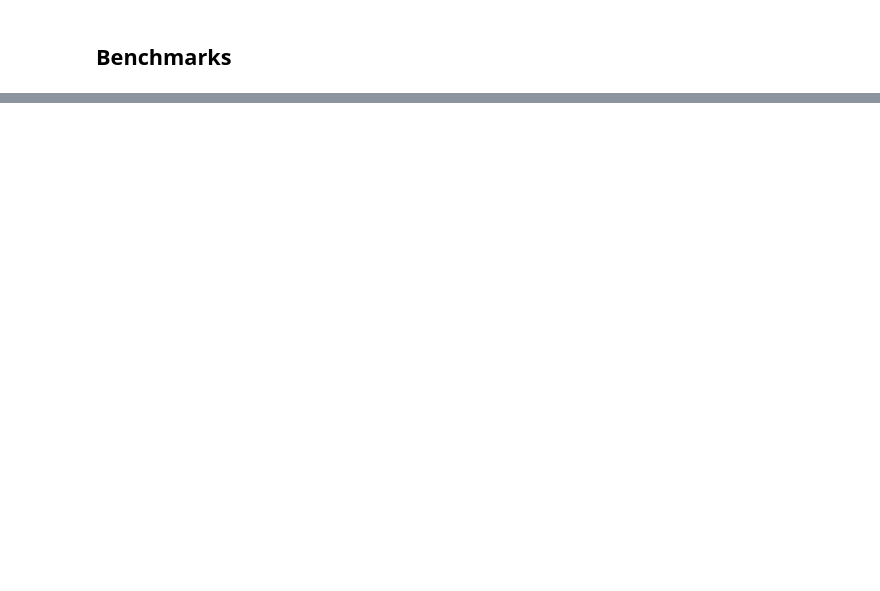
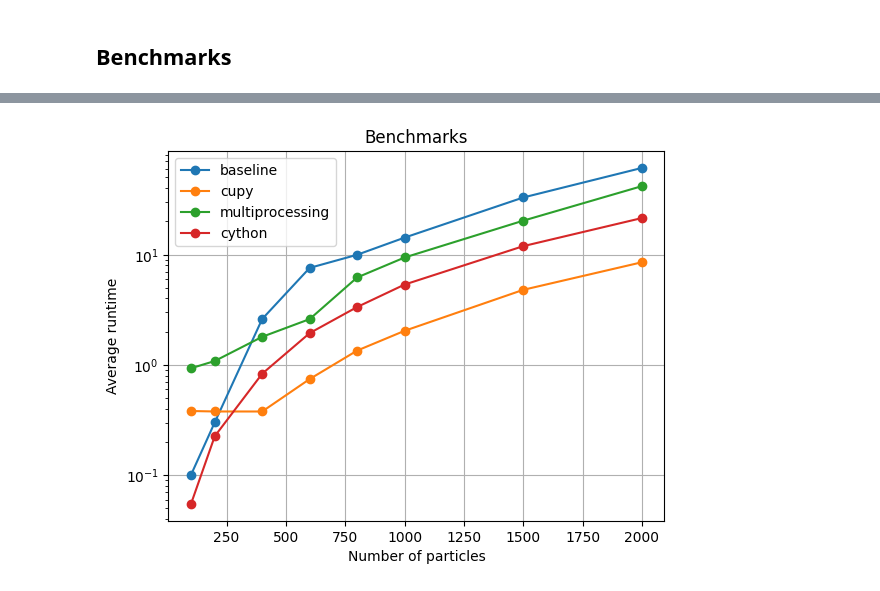
Before and after one commit to fogge1/optimizations-of-sph, a Jupyter notebook: benchmarks.ipynb, the cells around one changed output, grey strips where cells are left out. Cells and saved outputs as stored; diff of their text form; code cells hidden in the pictures; blank space fills up the shorter version.

Commit message:
update benchmarks

```diff
--- a/benchmarks.ipynb
+++ b/benchmarks.ipynb
@@ -58,10 +58,10 @@ def benchmark(funcs, Ns):
     for func in funcs:
         ts_avg = []
         for n in Ns:
-            t = %timeit -o func(n)
+            t = %timeit -o func[0](n)
             ts_avg.append(t.average)
 
-        benchmark_data[func.__module__] = ts_avg
+        benchmark_data[func[1]] = ts_avg
 
     return benchmark_data
 
@@ -74,4 +74,5 @@ def plot_benchmarks(benchmark_data, Ns):
         plt.legend()
         plt.grid(True)
         plt.ylabel("Average runtime")
+        plt.yscale("log")
     plt.show()
@@ -88,6 +92,6 @@ print(f"sph mp time: {time.time() - t1}")
 # %%
-funcs = [sph_cupy.main, sph.main, sph_multiprocessing.main, sph_core.run_sph_cython]
-Ns = [400, 600, 800, 1000, 2000]
-
+funcs = [(sph.main, "baseline"), (sph_cupy.main, "cupy"), (sph_multiprocessing.main, "multiprocessing"), (sph_core.run_sph_cython, "cython")]
+Ns = [100, 200, 400, 600, 800, 1000, 1500, 2000]
 benchmarks = benchmark(funcs, Ns)
 plot_benchmarks(benchmarks, Ns)
+# %% [output]
@@ -93,0 +125 @@ plot_benchmarks(benchmarks, Ns)
+[figure, added]
```
Also changed, not shown: parts of 6 cells of this notebook.
